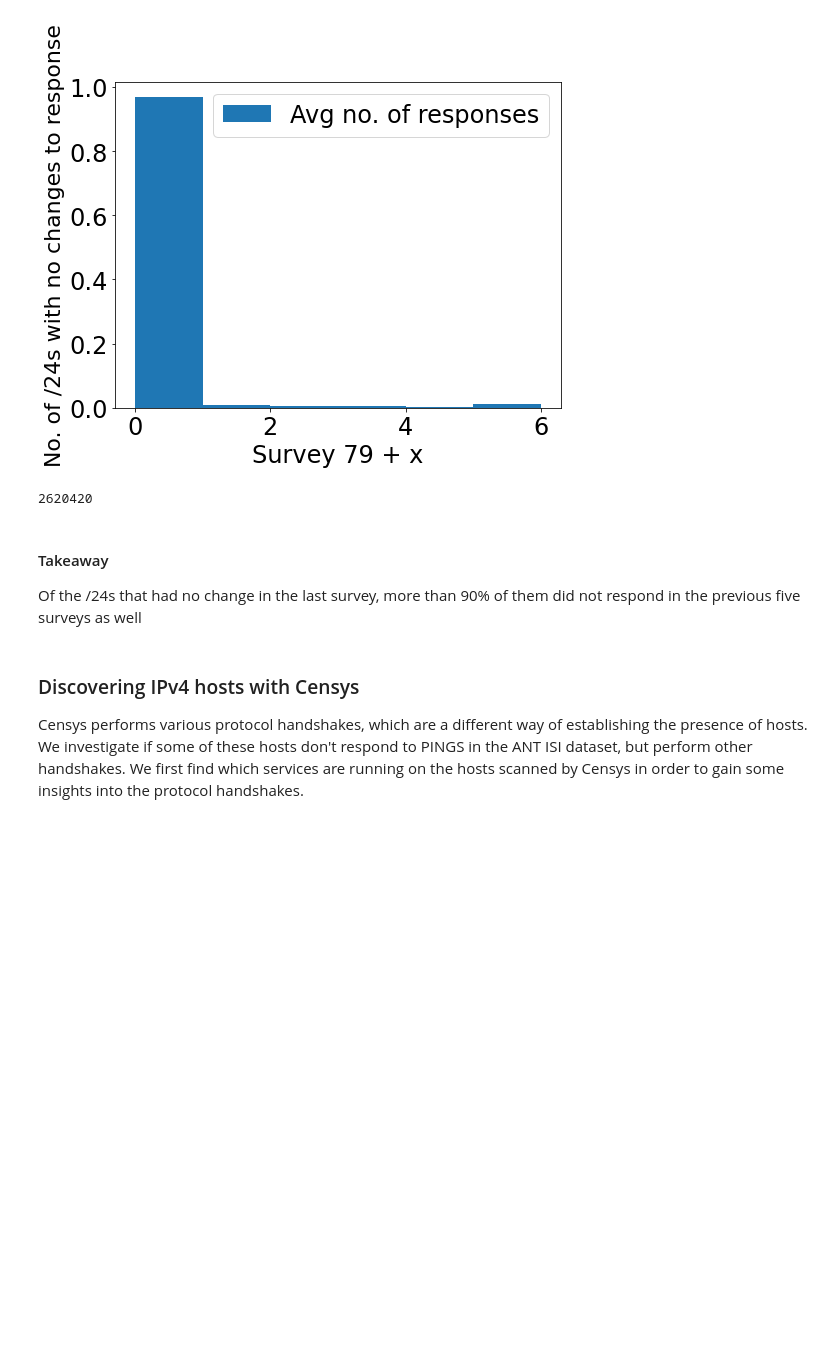
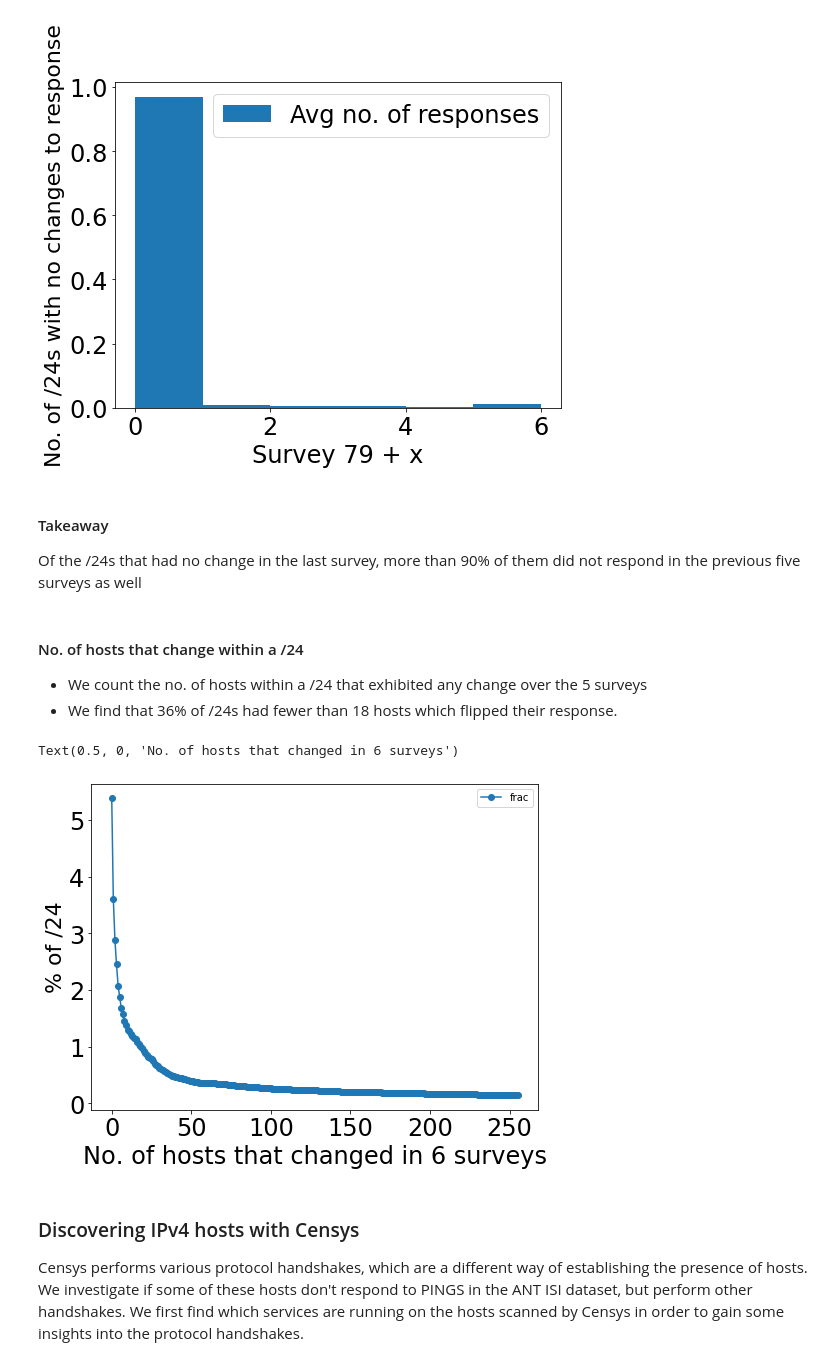
Before and after one commit to Manasvini/ids-project, a Jupyter notebook: Final Project.ipynb, the cells around one changed output. Saved outputs shown, nothing was run; the diff lists cells and outputs as text; code cells hidden in the pictures; blank space fills up the shorter version.

```diff
--- a/Final Project.ipynb
+++ b/Final Project.ipynb
@@ -324,13 +332,30 @@ ax.legend([ 'Avg no. of responses'], fontsize=24)
 # %% [output]
 <matplotlib.legend.Legend at 0x...>
 [figure]
-# %%
-len(response_change_24_df[(response_change_24_df['f0_']==0) &(response_change_24_df['f1_']==0)])
-# %% [output]
-2620420
 # %% [markdown]
 #### Takeaway
 Of the /24s that had no change in the last survey, more than 90% of them did not respond in the previous five surveys as well
+# %% [markdown]
+#### No. of hosts that change within a /24
+- We count the no. of hosts within a /24  that exhibited any change over the 5 surveys
+- We find that 36% of /24s had fewer than 18 hosts which flipped their response.
+# %%
+response_change_count_24_df = pd.read_csv('data/ip_changed_count_24.csv')
+# %%
+rdf = response_change_count_24_df['f0_'].value_counts().reset_index()
+rdf['cumsum'] = rdf['f0_'].cumsum()
+rdf['frac'] = rdf['f0_']*100/rdf['f0_'].sum()
+# %%
+fig, ax = plt.subplots(figsize=(8,6), nrows=1, ncols=1)
+rdf.plot(y='frac', ax = ax, style='-o')
+ax.xaxis.set_tick_params(labelsize=24)
+ax.yaxis.set_tick_params(labelsize=24)
+ax.set_ylabel('% of /24', fontsize=22)
+ax.set_xlabel('No. of hosts that changed in 6 surveys', fontsize=24)
+#ax.legend(['Avg. no. of changes', 'Avg no. of responses'], fontsize=24)
+# %% [output]
+Text(0.5, 0, 'No. of hosts that changed in 6 surveys')
+[figure, added]
 # %% [markdown]
 ### Discovering IPv4 hosts with Censys
 Censys performs various protocol handshakes, which are a different way of establishing the presence of hosts. We investigate if some of these hosts don't respond to PINGS in the ANT ISI dataset, but perform other handshakes. We first find which services are running on the hosts scanned by Censys in order to gain some insights into the protocol handshakes.
```
Also changed, not shown: parts of 15 cells of this notebook, 2 other files.
